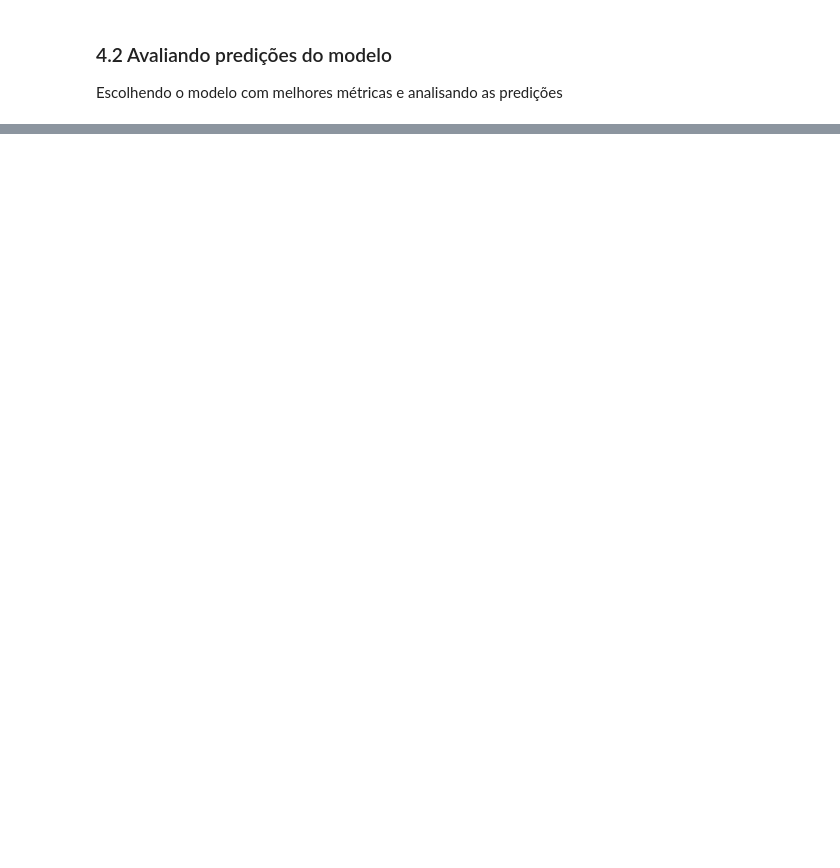
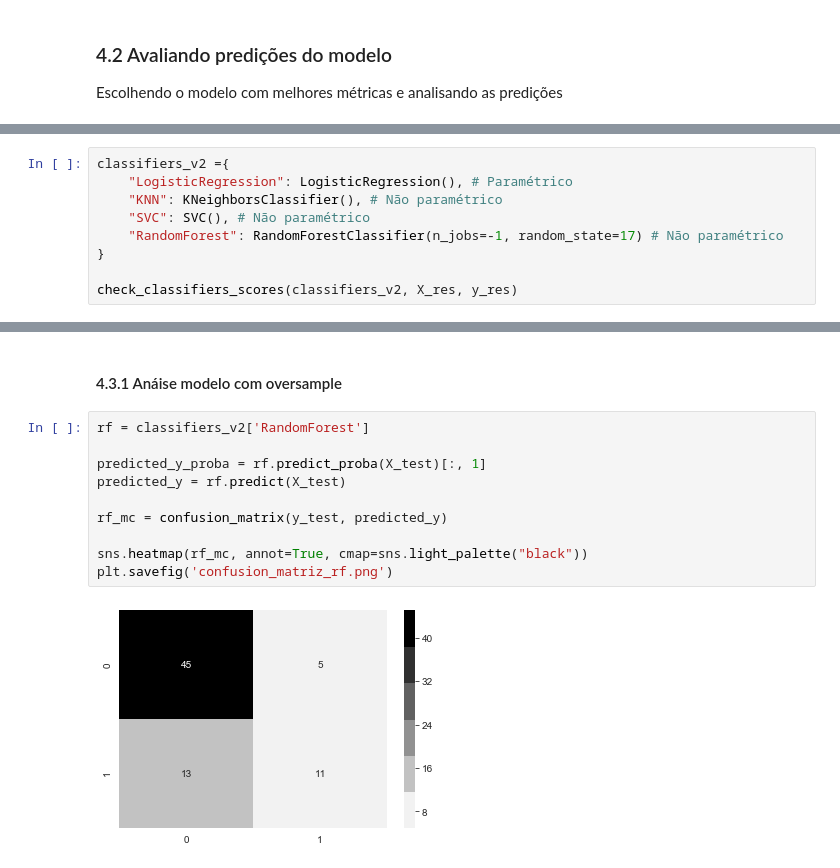
Before and after one commit to claytonrm/AnalisePreditivaSuicidio, a Jupyter notebook: AnalisePreditivaSuicidio.ipynb, the cells around one changed output, grey strips where cells are left out. Drawn from its saved outputs; the diff is of its cells as text; blank space fills up the shorter version.

```diff
--- a/AnalisePreditivaSuicidio.ipynb
+++ b/AnalisePreditivaSuicidio.ipynb
@@ -1132,0 +1192,9 @@ plt.show()
+# %%
+classifiers_v2 ={
+    "LogisticRegression": LogisticRegression(), # Paramétrico
+    "KNN": KNeighborsClassifier(), # Não paramétrico
+    "SVC": SVC(), # Não paramétrico
+    "RandomForest": RandomForestClassifier(n_jobs=-1, random_state=17) # Não paramétrico
+}
+
+check_classifiers_scores(classifiers_v2, X_res, y_res)
@@ -1132,0 +1213,14 @@ plt.show()
+# %% [markdown]
+#### 4.3.1 Anáise modelo com oversample
+# %%
+rf = classifiers_v2['RandomForest']
+
+predicted_y_proba = rf.predict_proba(X_test)[:, 1]
+predicted_y = rf.predict(X_test)
+
+rf_mc = confusion_matrix(y_test, predicted_y)
+
+sns.heatmap(rf_mc, annot=True, cmap=sns.light_palette("black"))
+plt.savefig('confusion_matriz_rf.png')
+# %% [output]
+[figure, added]
```
Also changed, not shown: parts of 79 cells of this notebook.
